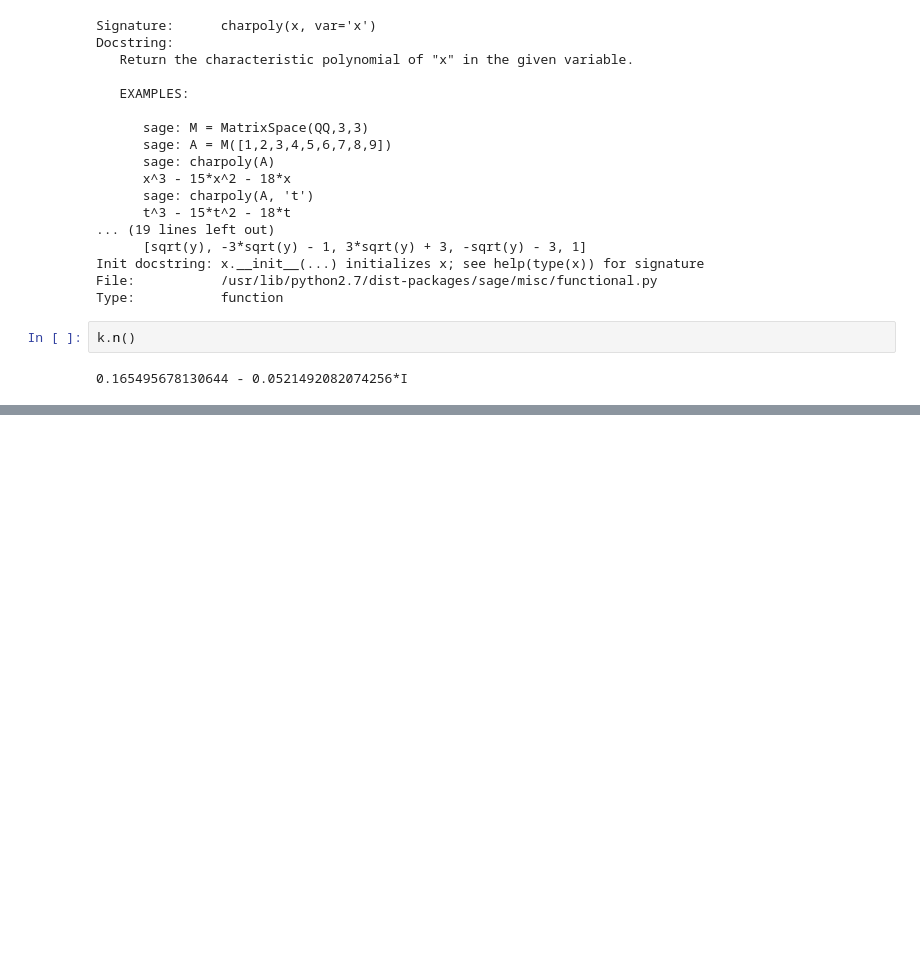
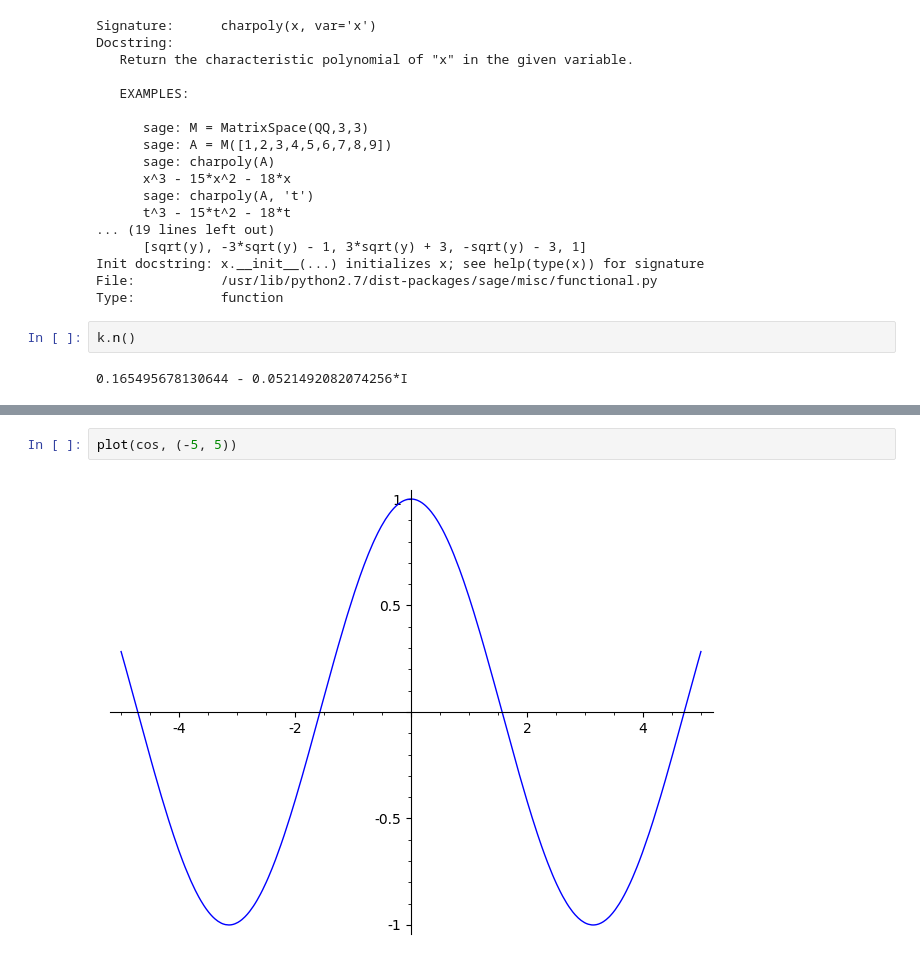
Before and after one commit to djndl1/Mathematica, a Jupyter notebook: sage/basic_tutorial.ipynb, the cells around one changed output, grey strips where cells are left out. Drawn from its saved outputs; the diff is of its cells as text; blank space fills up the shorter version.

```diff
--- a/sage/basic_tutorial.ipynb
+++ b/sage/basic_tutorial.ipynb
@@ -49,0 +157,4 @@ k.n()
+# %%
+plot(cos, (-5, 5))
+# %% [output]
+[figure, added]
```
Also changed, not shown: parts of 48 cells of this notebook.
